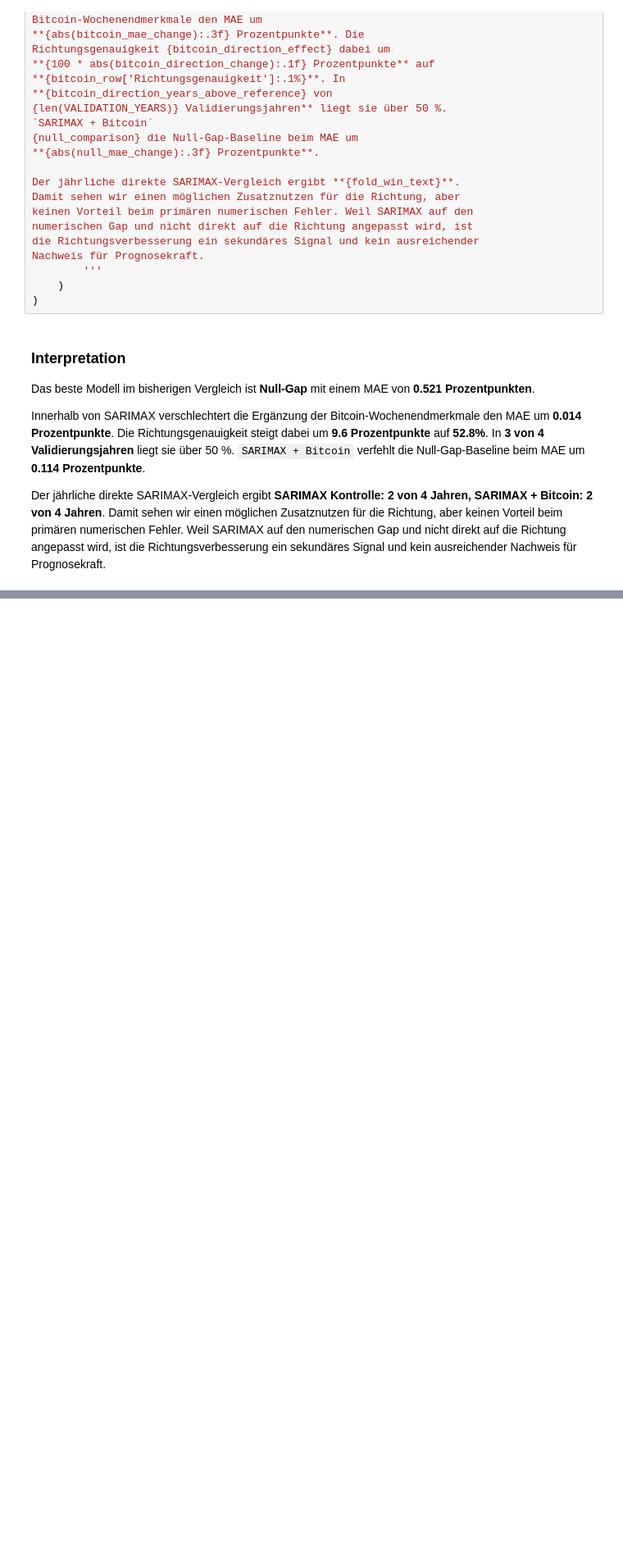
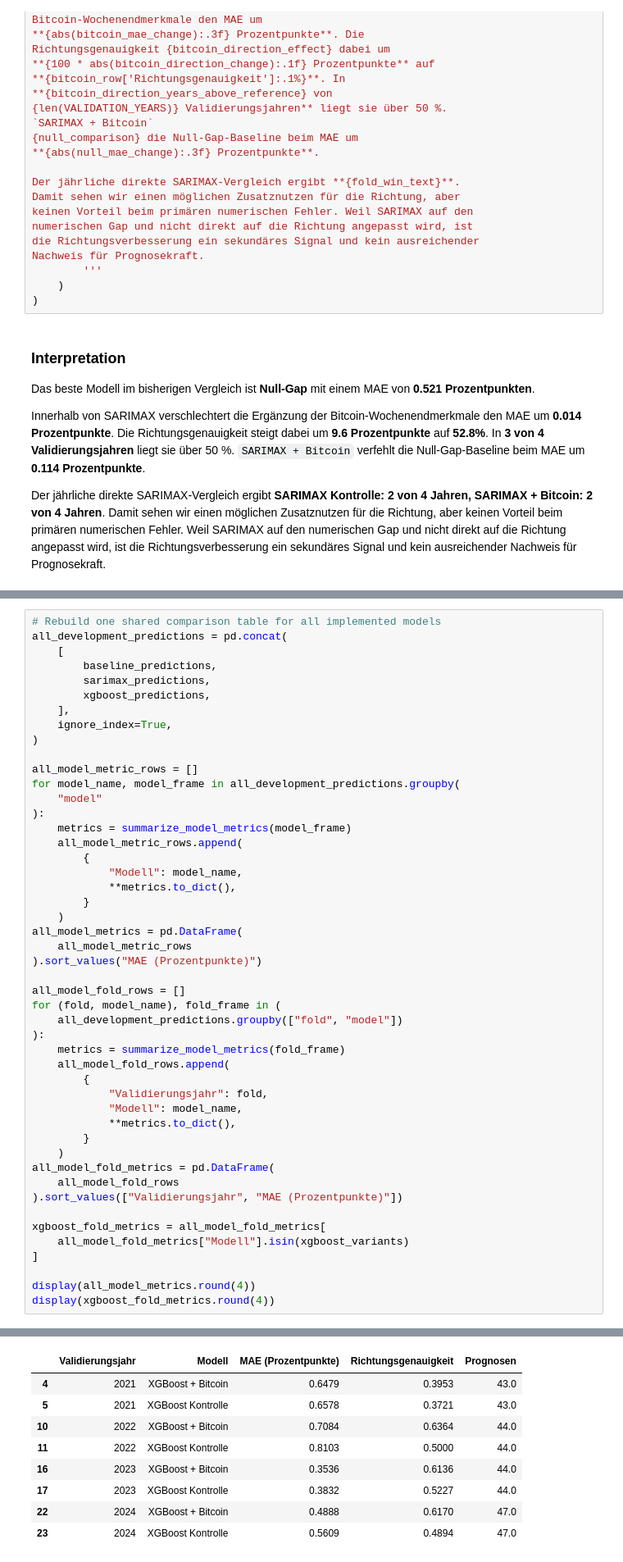
Before and after one commit to Steff72/CSP1, a Jupyter notebook: notebooks/btc_weekend_qqq_forecasting.ipynb, the cells around one changed output, grey strips where cells are left out. Shown at 82% size. Saved outputs shown, nothing was run; the diff lists cells and outputs as text; blank space fills up the shorter version.

```diff
--- a/notebooks/btc_weekend_qqq_forecasting.ipynb
+++ b/notebooks/btc_weekend_qqq_forecasting.ipynb
@@ -2363,0 +2624,49 @@ der linearen SARIMAX-Spezifikation nicht erfasst werden.
+# %%
+# Rebuild one shared comparison table for all implemented models
+all_development_predictions = pd.concat(
+    [
+        baseline_predictions,
+        sarimax_predictions,
+        xgboost_predictions,
+    ],
+    ignore_index=True,
+)
+
+all_model_metric_rows = []
+for model_name, model_frame in all_development_predictions.groupby(
+    "model"
+):
+    metrics = summarize_model_metrics(model_frame)
+    all_model_metric_rows.append(
+        {
+            "Modell": model_name,
+            **metrics.to_dict(),
+        }
+    )
+all_model_metrics = pd.DataFrame(
+    all_model_metric_rows
+).sort_values("MAE (Prozentpunkte)")
+
+all_model_fold_rows = []
+for (fold, model_name), fold_frame in (
+    all_development_predictions.groupby(["fold", "model"])
+):
+    metrics = summarize_model_metrics(fold_frame)
+    all_model_fold_rows.append(
+        {
+            "Validierungsjahr": fold,
+            "Modell": model_name,
+            **metrics.to_dict(),
+        }
+    )
+all_model_fold_metrics = pd.DataFrame(
+    all_model_fold_rows
+).sort_values(["Validierungsjahr", "MAE (Prozentpunkte)"])
+
+xgboost_fold_metrics = all_model_fold_metrics[
+    all_model_fold_metrics["Modell"].isin(xgboost_variants)
+]
+
+display(all_model_metrics.round(4))
+display(xgboost_fold_metrics.round(4))
+# %% [output]
@@ -2363,0 +2680,9 @@ der linearen SARIMAX-Spezifikation nicht erfasst werden.
+|  | Validierungsjahr | Modell | MAE (Prozentpunkte) | Richtungsgenauigkeit | Prognosen |
+| 4 | 2021 | XGBoost + Bitcoin | 0.6479 | 0.3953 | 43.0 |
+| 5 | 2021 | XGBoost Kontrolle | 0.6578 | 0.3721 | 43.0 |
+| 10 | 2022 | XGBoost + Bitcoin | 0.7084 | 0.6364 | 44.0 |
+| 11 | 2022 | XGBoost Kontrolle | 0.8103 | 0.5000 | 44.0 |
+| 16 | 2023 | XGBoost + Bitcoin | 0.3536 | 0.6136 | 44.0 |
+| 17 | 2023 | XGBoost Kontrolle | 0.3832 | 0.5227 | 44.0 |
+| 22 | 2024 | XGBoost + Bitcoin | 0.4888 | 0.6170 | 47.0 |
+| 23 | 2024 | XGBoost Kontrolle | 0.5609 | 0.4894 | 47.0 |
```
Also changed, not shown: parts of 16 cells of this notebook, 1 other file.
